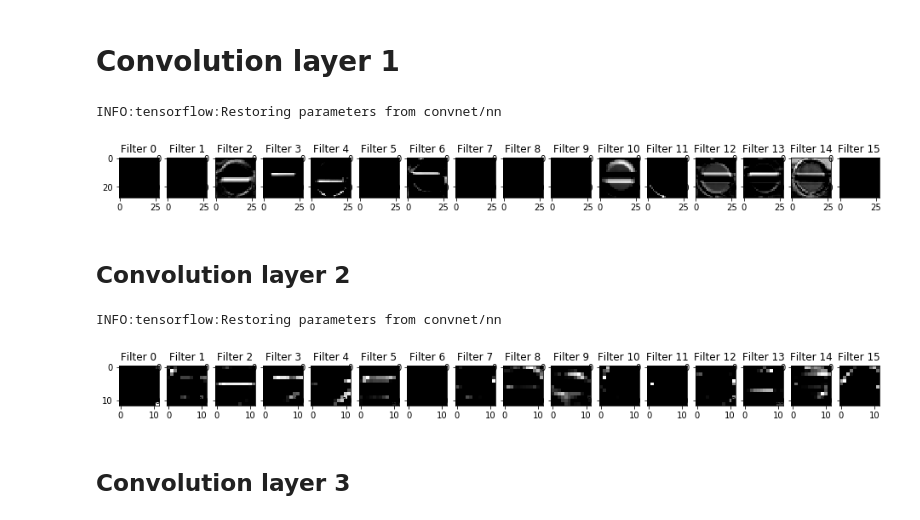
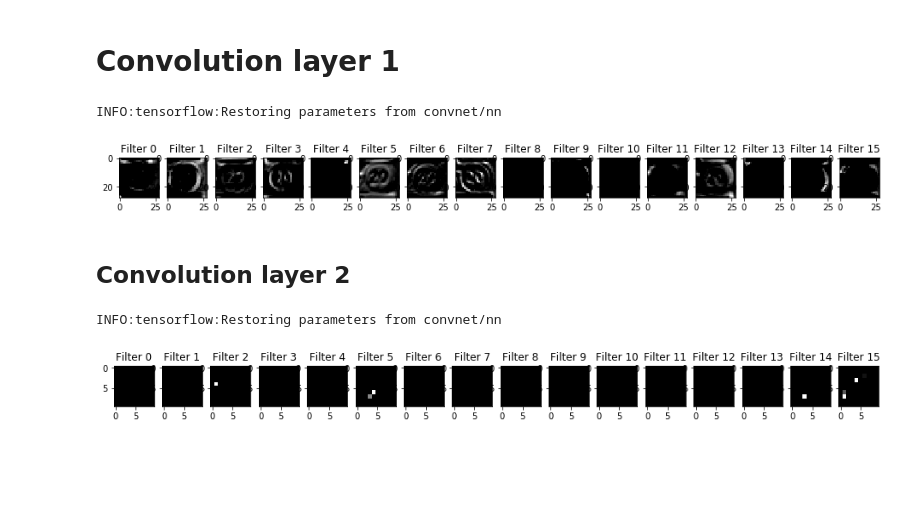
Before and after one commit to carlgira/traffic_sign_classification, a Jupyter notebook: Traffic_Sign_Classifier.ipynb, the cells around one changed output. Drawn from its saved outputs; the diff is of its cells as text; code cells hidden in the pictures; blank space fills up the shorter version.

```diff
--- a/Traffic_Sign_Classifier.ipynb
+++ b/Traffic_Sign_Classifier.ipynb
@@ -611,16 +519,14 @@ def outputFeatureMap(nn_name, image_input, tf_name, activation_min=-1, activatio
 # %% [markdown]
 # Convolution layer 1
 # %%
-outputFeatureMap('convnet', new_images, 'conv2d/Relu:0', plt_num=5)
+outputFeatureMap('convnet', new_images[0:1], 'conv2d/Relu:0', plt_num=5)
 # %% [output]
 INFO:tensorflow:Restoring parameters from convnet/nn
-[figure, old version]
+[figure, new version]
 # %% [markdown]
 ## Convolution layer 2
 # %%
-outputFeatureMap('convnet', new_images, 'conv2d_2/Relu:0', plt_num=5)
+outputFeatureMap('convnet', new_images[0:1], 'conv2d_2/Relu:0', plt_num=5)
 # %% [output]
 INFO:tensorflow:Restoring parameters from convnet/nn
-[figure, old version]
+[figure, new version]
-# %% [markdown]
-## Convolution layer 3
```
Also changed, not shown: parts of 13 cells of this notebook, 3 other files.
